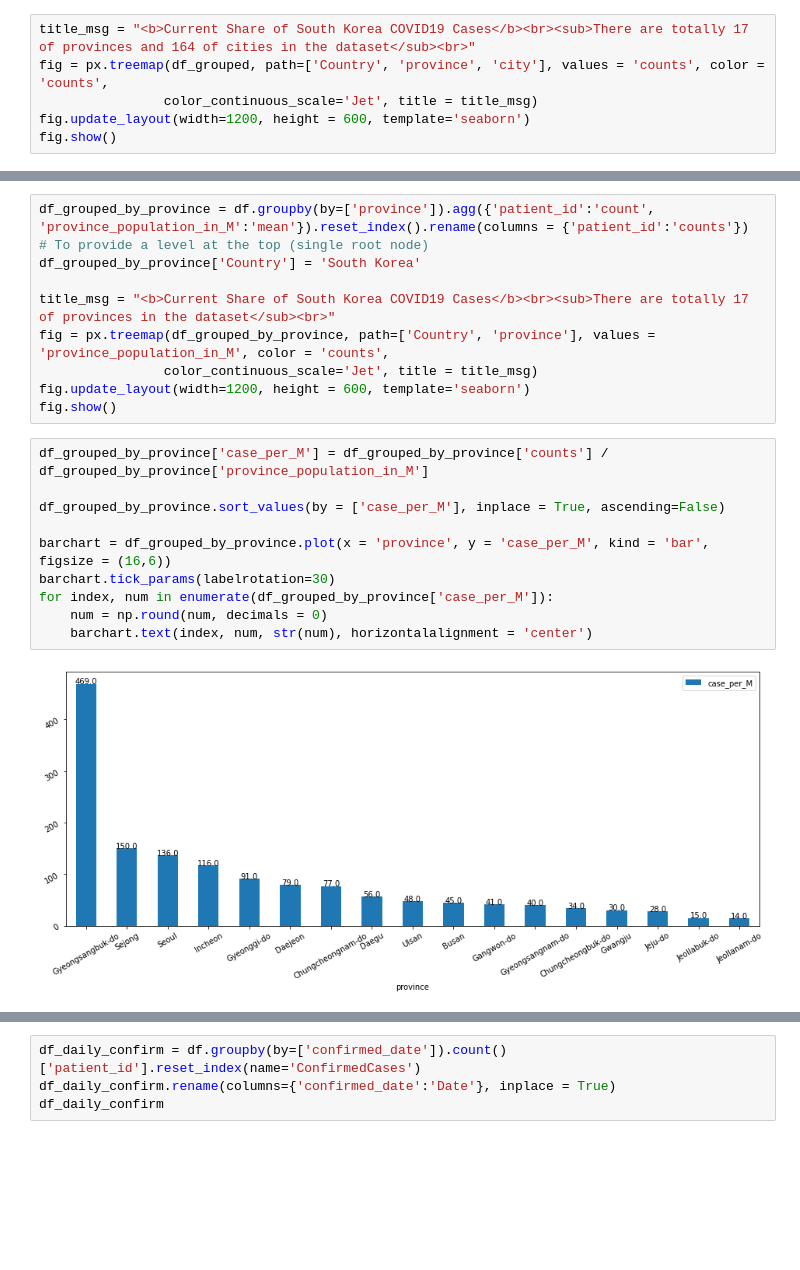
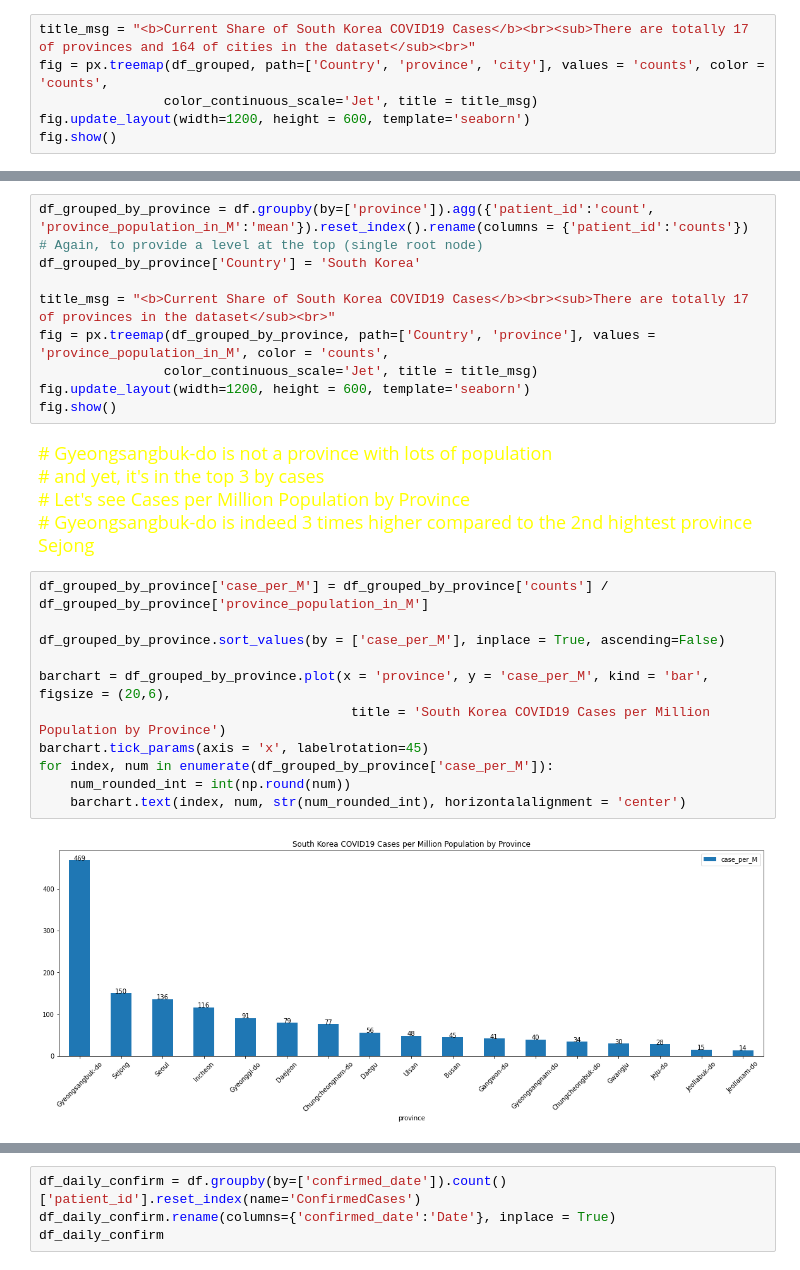
Before and after one commit to Wenjun-Mao/COVID-19-in-South-Korea-SIADS-591-Milestone-I, a Jupyter notebook: wjmao.ipynb, the cells around one changed output, grey strips where cells are left out. Cells and saved outputs as stored; diff of their text form; blank space fills up the shorter version.

```diff
--- a/wjmao.ipynb
+++ b/wjmao.ipynb
@@ -326,6 +344,6 @@ fig.show()
 # %%
 df_grouped_by_province = df.groupby(by=['province']).agg({'patient_id':'count', 'province_population_in_M':'mean'}).reset_index().rename(columns = {'patient_id':'counts'})
-# To provide a level at the top (single root node)
+# Again, to provide a level at the top (single root node)
 df_grouped_by_province['Country'] = 'South Korea'
 
 title_msg = "<b>Current Share of South Korea COVID19 Cases</b><br><sub>There are totally 17 of provinces in the dataset</sub><br>"
@@ -333,16 +351,23 @@ fig = px.treemap(df_grouped_by_province, path=['Country', 'province'], values =
                 color_continuous_scale='Jet', title = title_msg)
 fig.update_layout(width=1200, height = 600, template='seaborn')
 fig.show()
+# %% [markdown]
+<font color='yellow' size = 4>
+# Gyeongsangbuk-do is not a province with lots of population<br>
+# and yet, it's in the top 3 by cases<br>
+# Let's see Cases per Million Population by Province<br>
+# Gyeongsangbuk-do is indeed 3 times higher compared to the 2nd hightest province Sejong
 # %%
 df_grouped_by_province['case_per_M'] = df_grouped_by_province['counts'] / df_grouped_by_province['province_population_in_M']
 
 df_grouped_by_province.sort_values(by = ['case_per_M'], inplace = True, ascending=False)
 
-barchart = df_grouped_by_province.plot(x = 'province', y = 'case_per_M', kind = 'bar', figsize = (16,6))
-barchart.tick_params(labelrotation=30)
+barchart = df_grouped_by_province.plot(x = 'province', y = 'case_per_M', kind = 'bar', figsize = (20,6),
+                                        title = 'South Korea COVID19 Cases per Million Population by Province')
+barchart.tick_params(axis = 'x', labelrotation=45)
 for index, num in enumerate(df_grouped_by_province['case_per_M']):
-    num = np.round(num, decimals = 0)
-    barchart.text(index, num, str(num), horizontalalignment = 'center')
+    num_rounded_int = int(np.round(num))
+    barchart.text(index, num, str(num_rounded_int), horizontalalignment = 'center')
 # %% [output]
-[figure, old version]
+[figure, new version]
 # %%
```
Also changed, not shown: parts of 19 cells of this notebook.
